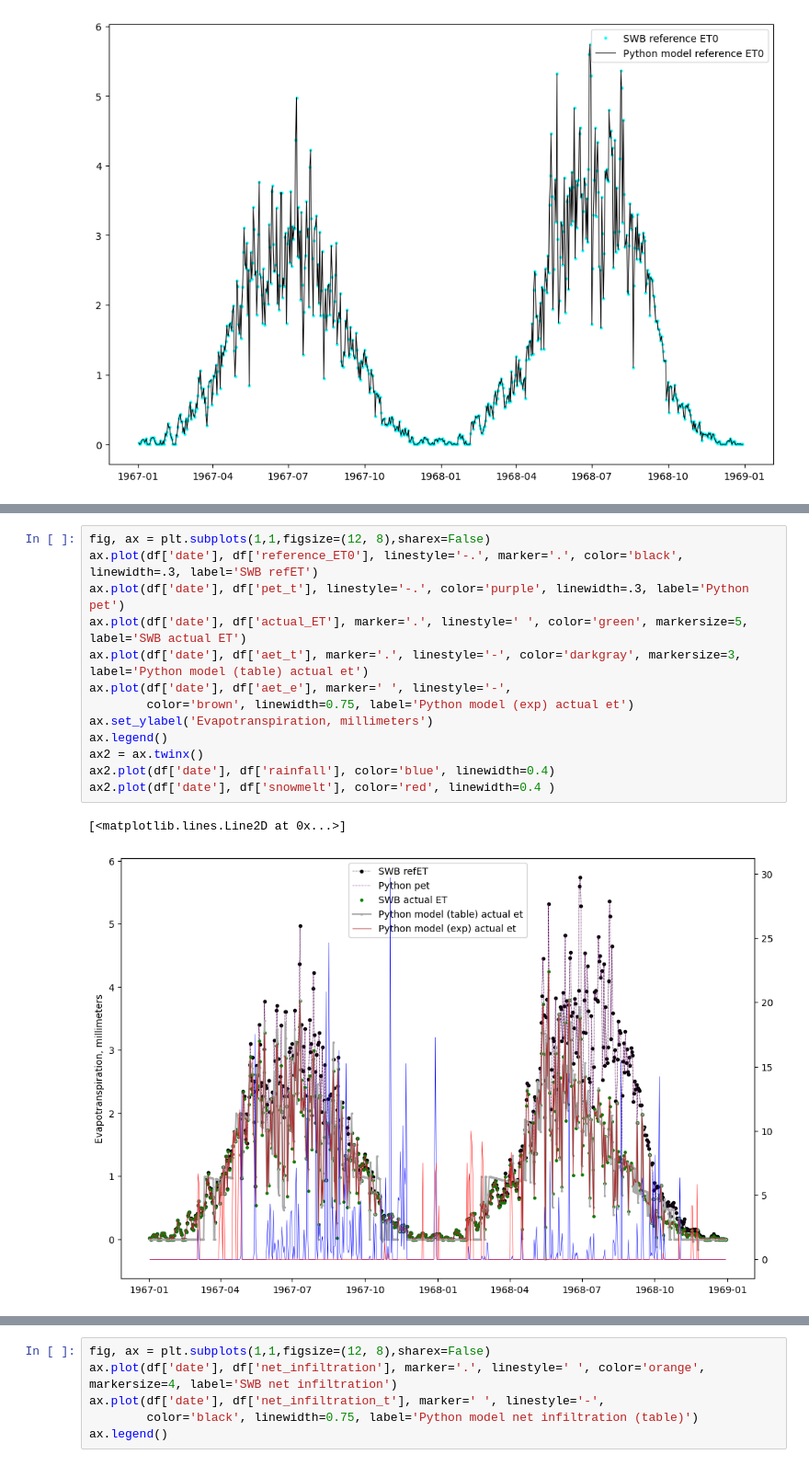
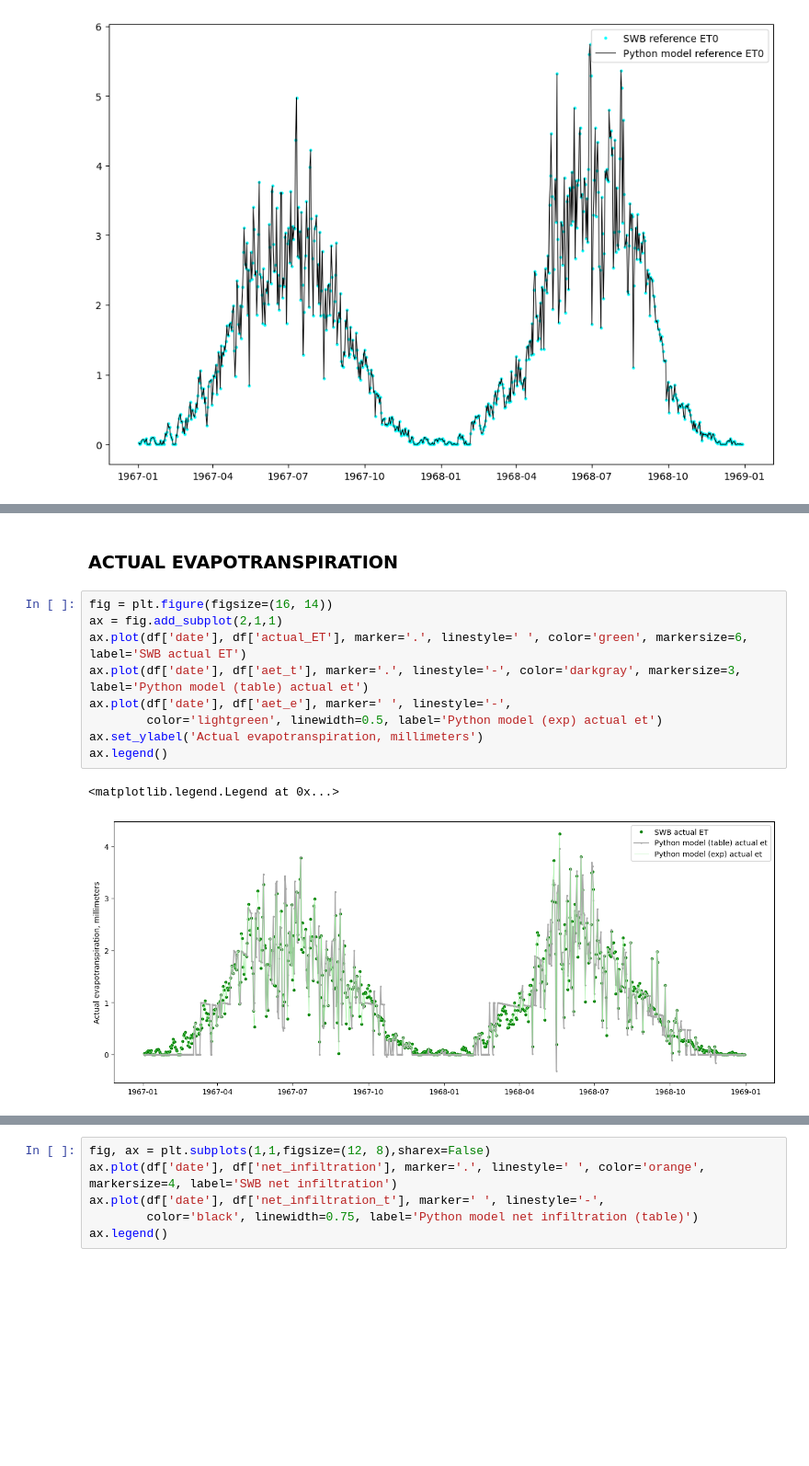
Before and after one commit to smwesten-usgs/swb2_tests, a Jupyter notebook: jupyter/simple_test_w_tm_tables.ipynb, the cells around one changed output, grey strips where cells are left out. Shown at 92% size. Cells and saved outputs as stored; diff of their text form; blank space fills up the shorter version.

```diff
--- a/jupyter/simple_test_w_tm_tables.ipynb
+++ b/jupyter/simple_test_w_tm_tables.ipynb
@@ -368,16 +360,14 @@ ax.legend()
+# %% [markdown]
+### ACTUAL EVAPOTRANSPIRATION
 # %%
-fig, ax = plt.subplots(1,1,figsize=(12, 8),sharex=False)
-ax.plot(df['date'], df['reference_ET0'], linestyle='-.', marker='.', color='black', linewidth=.3, label='SWB refET')
-ax.plot(df['date'], df['pet_t'], linestyle='-.', color='purple', linewidth=.3, label='Python pet')
-ax.plot(df['date'], df['actual_ET'], marker='.', linestyle=' ', color='green', markersize=5, label='SWB actual ET')
+fig = plt.figure(figsize=(16, 14))
+ax = fig.add_subplot(2,1,1)
+ax.plot(df['date'], df['actual_ET'], marker='.', linestyle=' ', color='green', markersize=6, label='SWB actual ET')
 ax.plot(df['date'], df['aet_t'], marker='.', linestyle='-', color='darkgray', markersize=3, label='Python model (table) actual et')
 ax.plot(df['date'], df['aet_e'], marker=' ', linestyle='-',
-        color='brown', linewidth=0.75, label='Python model (exp) actual et')
-ax.set_ylabel('Evapotranspiration, millimeters')
+        color='lightgreen', linewidth=0.5, label='Python model (exp) actual et')
+ax.set_ylabel('Actual evapotranspiration, millimeters')
 ax.legend()
-ax2 = ax.twinx()
-ax2.plot(df['date'], df['rainfall'], color='blue', linewidth=0.4)
-ax2.plot(df['date'], df['snowmelt'], color='red', linewidth=0.4 )
 # %% [output]
-[<matplotlib.lines.Line2D at 0x...>]
+<matplotlib.legend.Legend at 0x...>
-[figure, old version]
+[figure, new version]
```
Also changed, not shown: parts of 4 cells of this notebook, 2 other files.
